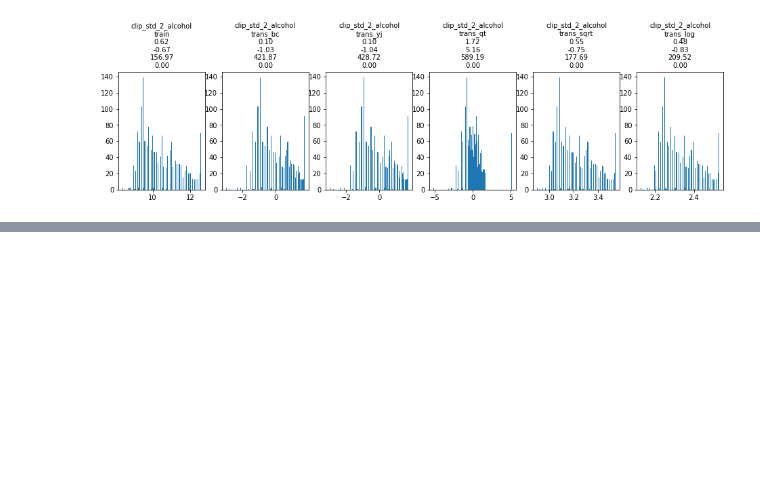
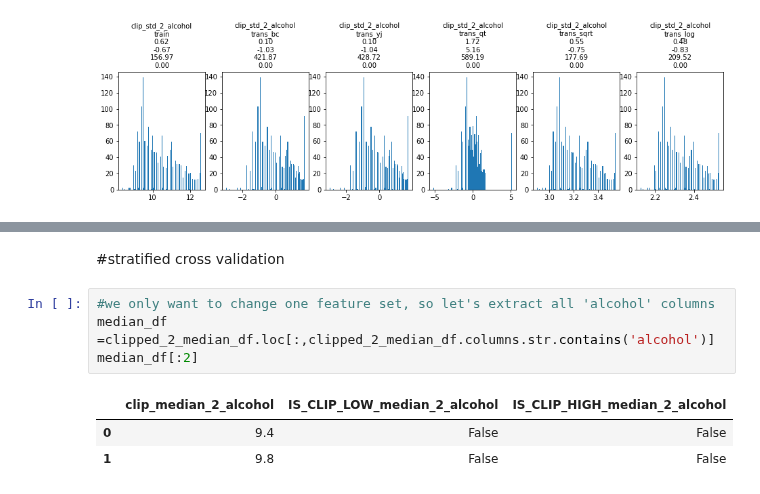
Before and after one commit to patrick-hanley/thought_experiments, a Jupyter notebook: _notebooks/2021_02_21_feature_engineering_numerical_transformation.ipynb, the cells around one changed output, grey strips where cells are left out. Drawn from its saved outputs; the diff is of its cells as text; blank space fills up the shorter version.

```diff
--- a/_notebooks/2021_02_21_feature_engineering_numerical_transformation.ipynb
+++ b/_notebooks/2021_02_21_feature_engineering_numerical_transformation.ipynb
@@ -378,0 +399,10 @@ Best:trans_bc
+# %% [markdown]
+#stratified cross validation
+# %%
+#we only want to change one feature set, so let's extract all 'alcohol' columns
+median_df =clipped_2_median_df.loc[:,clipped_2_median_df.columns.str.contains('alcohol')]
+median_df[:2]
+# %% [output]
+|  | clip_median_2_alcohol | IS_CLIP_LOW_median_2_alcohol | IS_CLIP_HIGH_median_2_alcohol |
+| 0 | 9.4 | False | False |
+| 1 | 9.8 | False | False |
```
Also changed, not shown: parts of 15 cells of this notebook.
